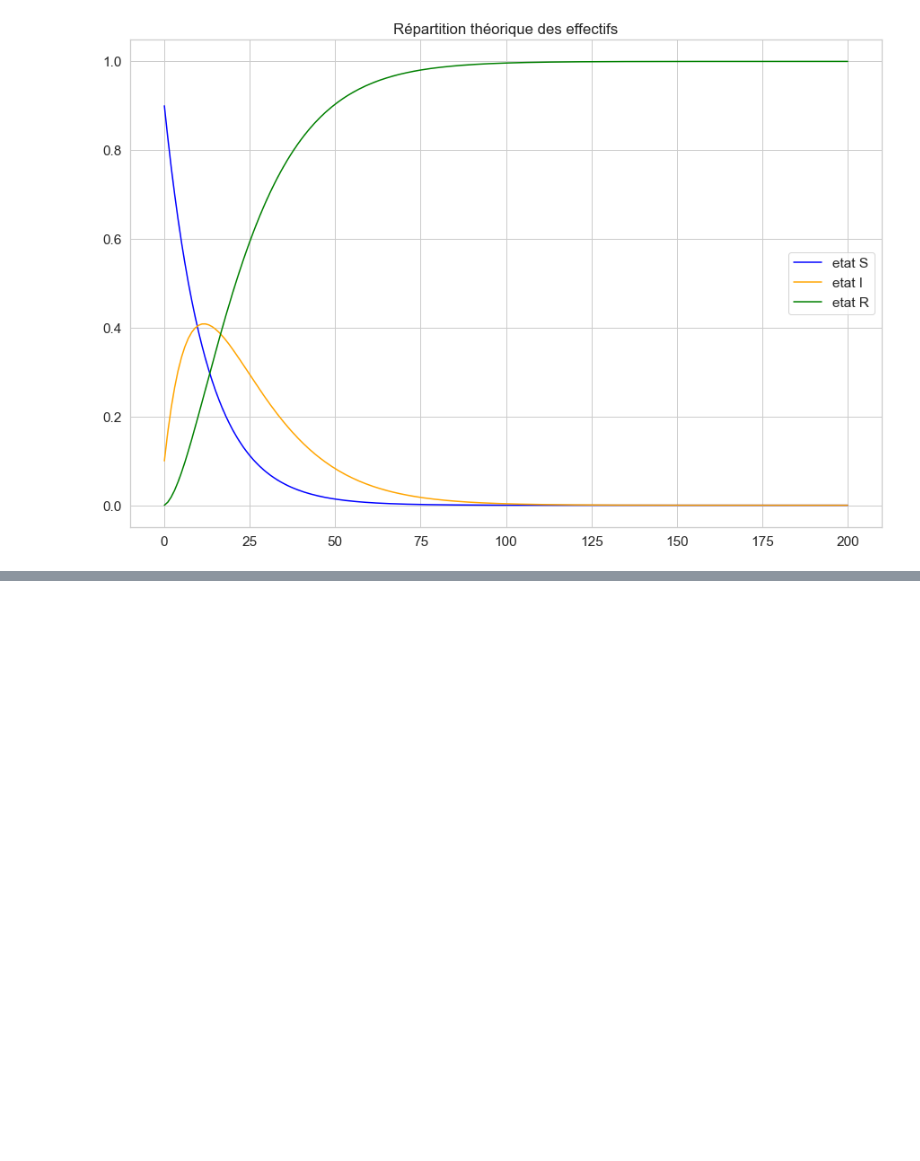
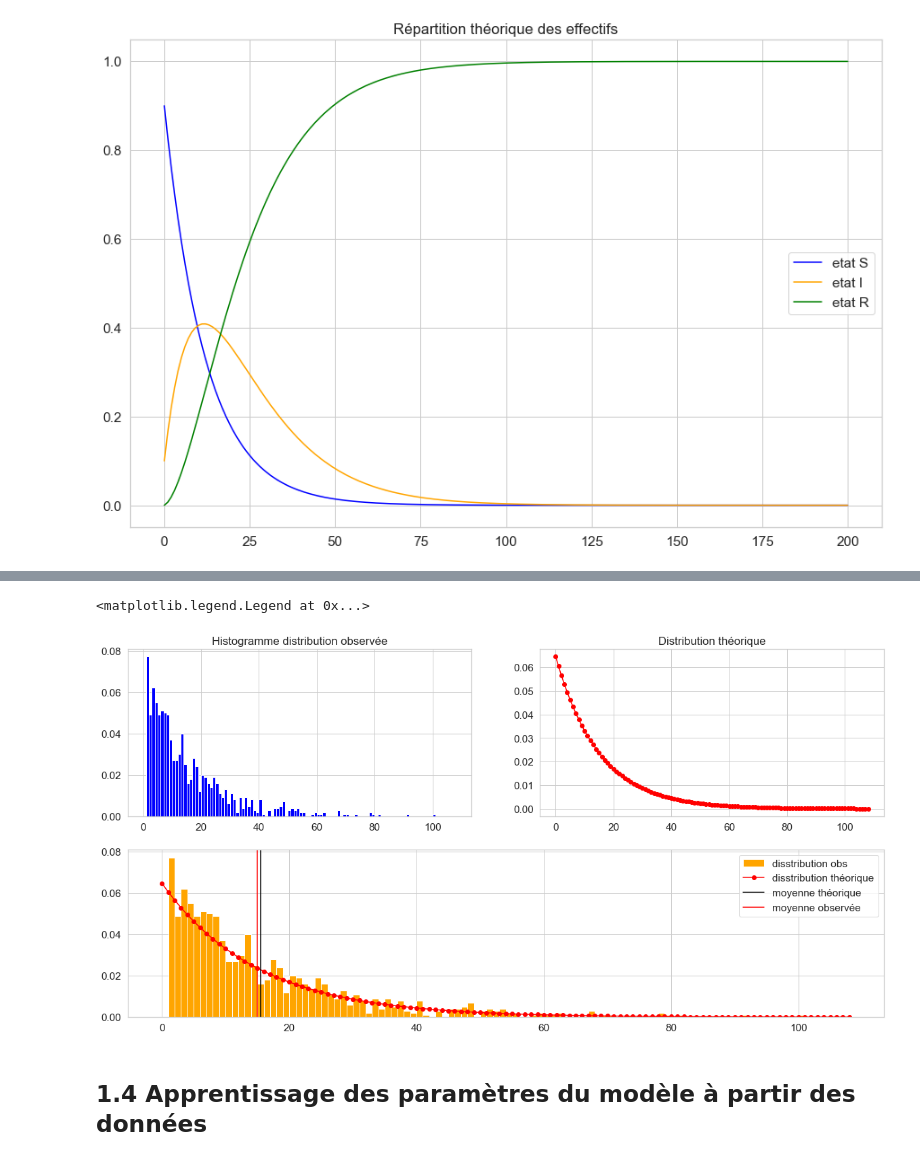
Before and after one commit to Meriadoc-gitgit/Markov-SIR, a Jupyter notebook: project.ipynb, the cells around one changed output, grey strips where cells are left out. Cells and saved outputs as stored; diff of their text form; code cells hidden in the pictures; blank space fills up the shorter version.

```diff
--- a/project.ipynb
+++ b/project.ipynb
@@ -264,0 +300,22 @@ affiche_repartition_sir(T, Effectif, pi_0, A)
+# %%
+T = 200
+Effectif = 1000
+A = [[0.92, 0.08, 0], [0, 0.93, 0.07], [0, 0, 1]]
+pi_0 = [0.9, 0.1, 0]
+
+# 1. Estimez la longueur moyenne d'une séquence de I
+I = infection_length(T, Effectif, pi_0, A)
+print("I =", I)
+moyenne_observee = np.mean(I)
+print("Moyenne observée =", moyenne_observee)
+
+# 2. Calculez la longueur théorique d'une séquence de I
+# Simulation de la chaîne de Markov pour T étapes
+pi_t = pi_0
+for t in range(T) :
+  pi_t = np.dot(pi_t, A)
+
+# Calcul de la moyenne du nombre d'étapes passées dans l'état infecté
+p = sum((t + 1) * pi_t[1] for t in range(T))
+moyenne_theorique = 1/p     # Espérance de la loi géométrique
+print("Moyenne théorique =", moyenne_theorique)
@@ -264,0 +331,28 @@ affiche_repartition_sir(T, Effectif, pi_0, A)
+# %%
+# 4. Afficher la distribution observée de la longueur d'infection (un histogramme)
+plt.figure(figsize=(20,10))
+ax1 = plt.subplot(221)
+ax1.hist(I, bins=range(0, np.max(I), 1), density=True, color="blue")
+ax1.set_title("Histogramme distribution observée")
+
+# 5. Affichez et superposer la distribution théorique de la longueur d’infection et la distribution observée.
+ax2 = plt.subplot(222)
+sequence = []
+for k in range(max(I)) :
+  sequence.append((1-p)**k * p)
+
+ax2.plot(range(max(I)), sequence,'go-' , color="red")
+ax2.set_title("Distribution théorique")
+
+
+ax3 = plt.subplot(212)
+ax3.hist(I, bins=range(0, np.max(I), 1), density=True, color="orange", label="disstribution obs")
+ax3.plot(range(max(I)), sequence,'go-' , color="red", label="disstribution théorique")
+ax3.axvline(x=moyenne_theorique, color='black', label='moyenne théorique')
+ax3.axvline(x=moyenne_observee, color='red', label='moyenne observée')
+ax3.legend(loc="upper right")
+# %% [output]
+<matplotlib.legend.Legend at 0x...>
+[figure, added]
+# %% [markdown]
+## 1.4 Apprentissage des paramètres du modèle à partir des données
```
Also changed, not shown: parts of 20 cells of this notebook, 2 other files.
